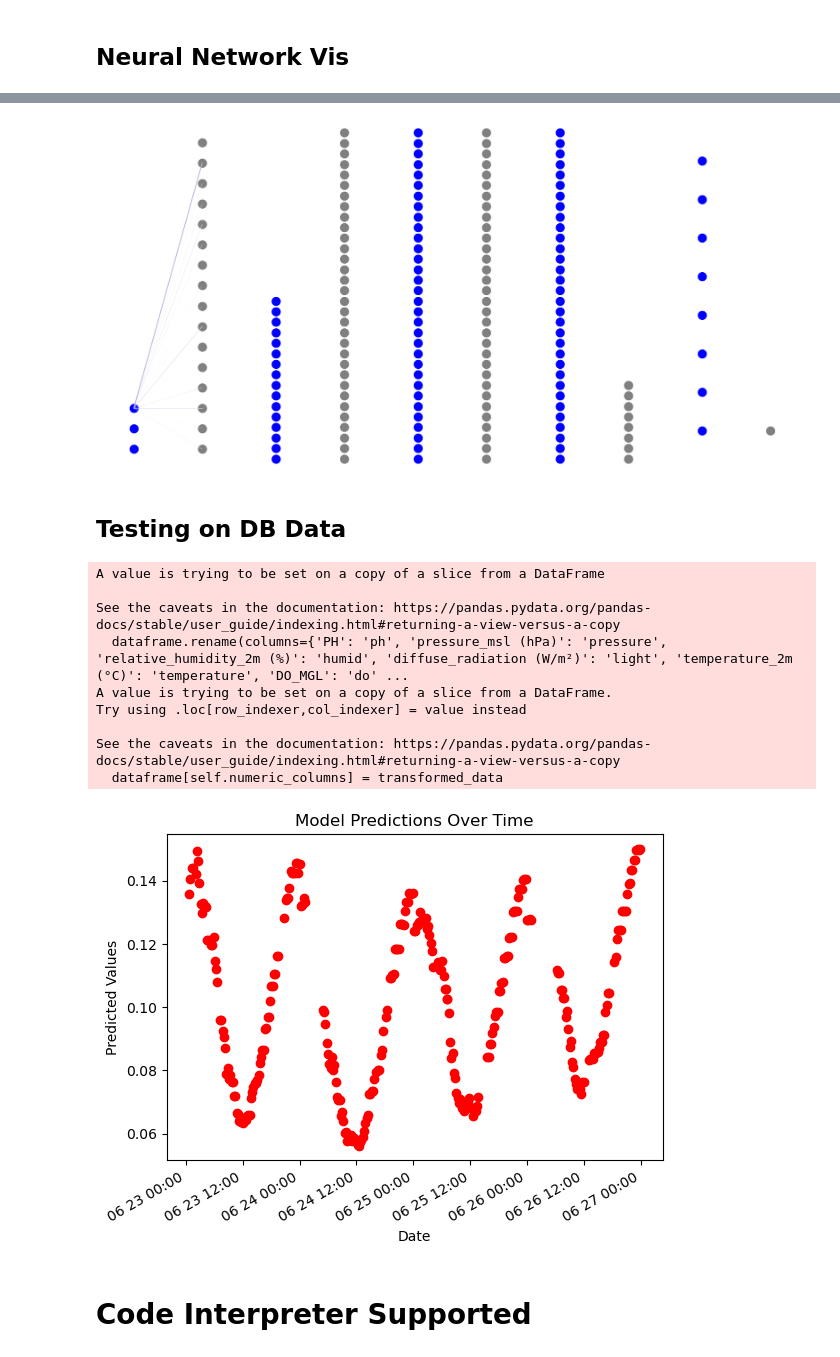
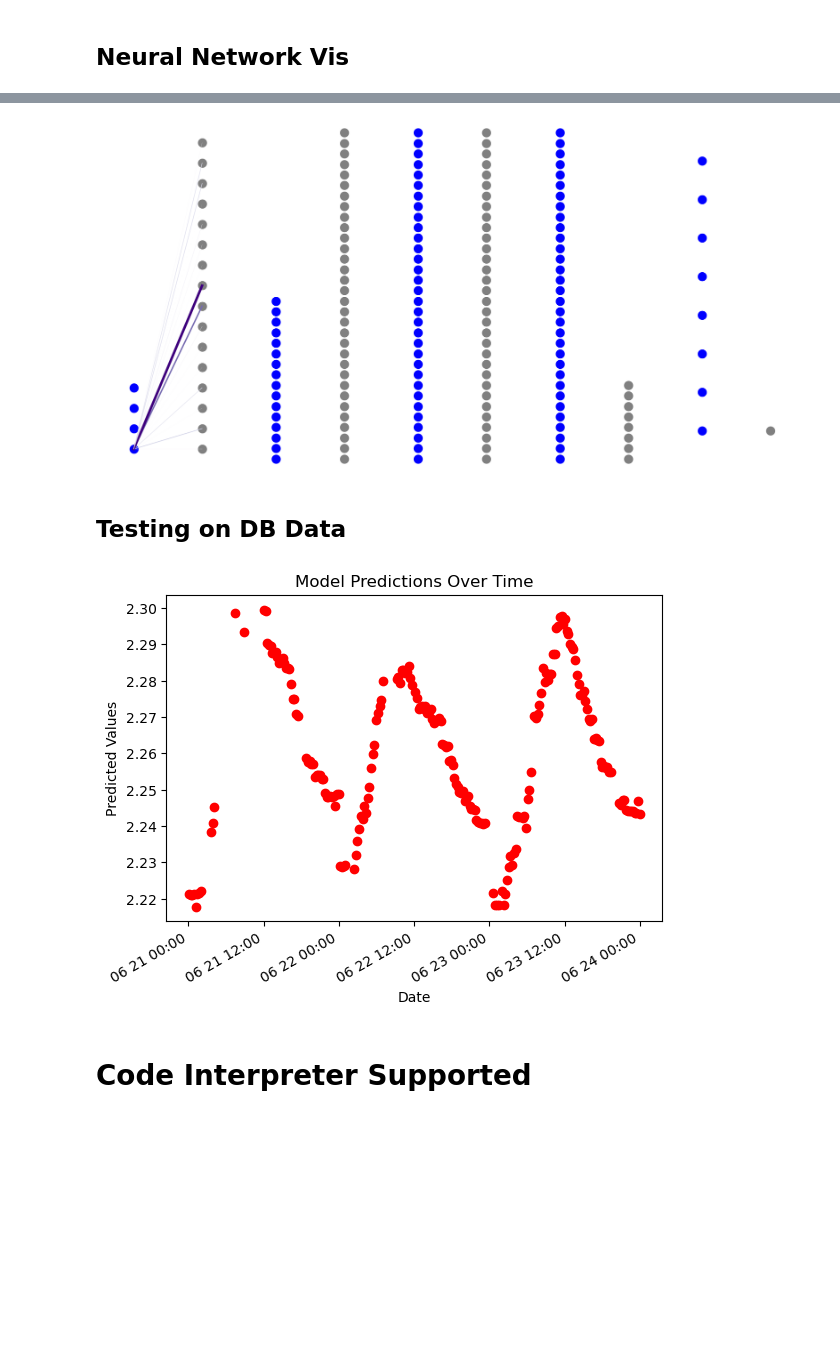
Before and after one commit to NawidT/morefish-ml, a Jupyter notebook: training/nh3_train.ipynb, the cells around one changed output, grey strips where cells are left out. Cells and saved outputs as stored; diff of their text form; code cells hidden in the pictures; blank space fills up the shorter version.

```diff
--- a/training/nh3_train.ipynb
+++ b/training/nh3_train.ipynb
@@ -22,6 +22,6 @@ from sklearn.model_selection import KFold
 from sklearn.svm import SVC, NuSVC
 from sklearn.pipeline import make_pipeline
 # %%
-data = pd.read_csv("../../../../../../Downloads/UKRiverData.csv")
+data = pd.read_csv("../datasets/filtered_UKRiverData.csv")
 print(len(data))
 # %% [output]
@@ -29,5 +29,5 @@ print(len(data))
 # %%
-weather = pd.read_csv("../../../../../../Downloads/archive.csv")
+weather = pd.read_csv("../datasets/UKRiverWeather.csv")
 weather['time'] = pd.to_datetime(weather['time'])
 len(weather)
 # %% [output]
@@ -286,9 +266,9 @@ class MyDataset(Dataset):
     def __init__(self, dataframe):
         #'PH_DO', 'Pressure_DO', 'RH_DO', 'CloudCover_DO', 'Temp_DO','DiffuseRad_DO', 'Precip_DO', 'RH_PH', 'RH_Pressure'
         dataframe.rename(columns={'PH': 'ph', 'pressure_msl (hPa)': 'pressure', 'relative_humidity_2m (%)': 'humid', 'diffuse_radiation (W/m²)': 'light', 'temperature_2m (°C)': 'temperature', 'DO_MGL': 'do'}, inplace=True)
-        self.numeric_columns = ['do', 'temperature', 'hour']
+        self.numeric_columns = ['ph','do', 'temperature', 'hour', 'previous_ammonia']
         self.transformer = preprocessing.RobustScaler()
-        transformed_data = self.transformer.fit_transform(dataframe[self.numeric_columns].values)
+        transformed_data = self.transformer.fit_transform(dataframe[self.numeric_columns])
         dataframe[self.numeric_columns] = transformed_data
         self.data = dataframe.dropna(subset=['NH4_N_MGL']).reset_index(drop=True)
 
@@ -355,17 +498,17 @@ mix = nn.Sequential(
 # %%
-model = ann
+model = AttentionNet1()
 
 loss_fn = nn.SmoothL1Loss()
-optimizer = optim.AdamW(model.parameters(), lr=0.001, weight_decay=0.5)
-num_epochs = 7
+optimizer = optim.AdamW(model.parameters(), lr=0.001, weight_decay=0.05)
+num_epochs = 1
 
 test = comb.copy(True)
 
 # split testset into training and tetsing
-trainset, testset = train_test_split(test, test_size=0.05)
+trainset, testset = train_test_split(test, test_size=0.02)
 
 dataset = MyDataset(trainset)
-data_loader = DataLoader(dataset, drop_last=True, batch_size=100, shuffle=True)
+data_loader = DataLoader(dataset, drop_last=True, batch_size=10, shuffle=True)
 
 
 print(model)
@@ -522,10 +667,10 @@ def plot_ann(model, node_to_highlight=None):
     plt.show()
 
 # Example usage:
-plot_ann(ann, node_to_highlight=(0, 2))
+plot_ann(ann.main, node_to_highlight=(0, 0))
 # ['do', 'temperature', 'hour']
 # %% [output]
-[figure, old version]
+[figure, new version]
 # %% [markdown]
 ## Testing on DB Data
 # %%
@@ -597,45 +736,53 @@ df['do'] = do_pred
 # %%
 # test the neural net model and store its result in the pandas df
 y_test_all = []
 y_pred_all = []
 
+# Initialize the previous_ammonia_values list
+df['previous_ammonia'] = 0.5
 df['NH4_N_MGL'] = 0.5
-dataset = MyDataset(df[['ph', 'pressure', 'do', 'light', 'temperature', 'hour', 'NH4_N_MGL']])
-data_loader = DataLoader(dataset)
+previous_ammonia_values = [0.5] * len(df)
+dataset = Prev_NH4_Dataset(df, previous_ammonia_values)
+data_loader = DataLoader(dataset, shuffle=False, batch_size=1)
 
-# Disable gradient calculation
+y_pred_all = []
+
 with torch.no_grad():
-    for inputs, label in data_loader:
-        y_pred = model(inputs)
-        y_pred_flat = y_pred.cpu().numpy().flatten()  # Flatten y_pred and convert to numpy array
-        y_pred_all.append(y_pred_flat)
+    for idx, (inputs, labels) in enumerate(data_loader):
+        # Forward pass to get predictions
+        y_pred = model(inputs.float())
+
+        # Convert tensors to numpy arrays and flatten them
+        y_pred_flat = y_pred.cpu().numpy().flatten()
+
+        # Append to the lists
+        y_pred_all.extend(y_pred_flat)
+
+        # Use the predicted value for the next prediction
+        # Update the next instance's previous_ammonia value with the current prediction
+        if idx < len(data_loader) - 1:  # Ensure there's a next instance to update
+            previous_ammonia_values[idx+1] = y_pred_flat[0]
+
 df['DeepNN'] = y_pred_all
 
-bet = df.loc[df['datetime'].between('2023-06-23', '2023-06-27')]
+
+bet = df.loc[df['datetime'].between('2023-06-21', '2023-06-24')]
 
 # Plot the predictions over time
 fig, ax = plt.subplots()
 ax.plot(bet['datetime'], bet['DeepNN'].astype(float), 'ro')
+#ax.plot(bet['datetime'], bet['do'].astype(float), 'bo')
 
 # Format the date labels on the x-axis
 myFmt = DateFormatter("%m %d %H:%M")
 ax.xaxis.set_major_formatter(myFmt)
 fig.autofmt_xdate()
 plt.xlabel('Date')
 plt.ylabel('Predicted Values')
 plt.title('Model Predictions Over Time')
 plt.show()
 # %% [output]
-A value is trying to be set on a copy of a slice from a DataFrame
-
-See the caveats in the documentation: https://pandas.pydata.org/pandas-docs/stable/user_guide/indexing.html#returning-a-view-versus-a-copy
-  dataframe.rename(columns={'PH': 'ph', 'pressure_msl (hPa)': 'pressure', 'relative_humidity_2m (%)': 'humid', 'diffuse_radiation (W/m²)': 'light', 'temperature_2m (°C)': 'temperature', 'DO_MGL': 'do' ...
-A value is trying to be set on a copy of a slice from a DataFrame.
-Try using .loc[row_indexer,col_indexer] = value instead
-
-See the caveats in the documentation: https://pandas.pydata.org/pandas-docs/stable/user_guide/indexing.html#returning-a-view-versus-a-copy
-  dataframe[self.numeric_columns] = transformed_data
-[figure, old version]
+[figure, new version]
 # %% [markdown]
 # Code Interpreter Supported
 # %%
```
Also changed, not shown: parts of 11 cells of this notebook, 5 other files.
